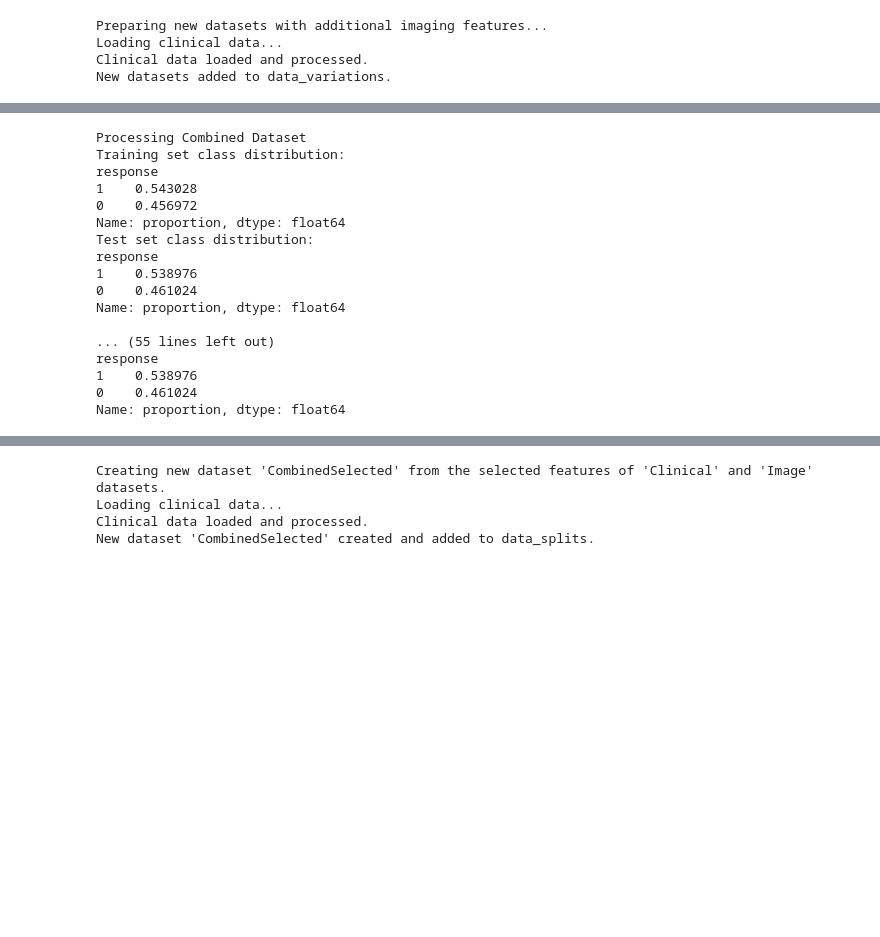
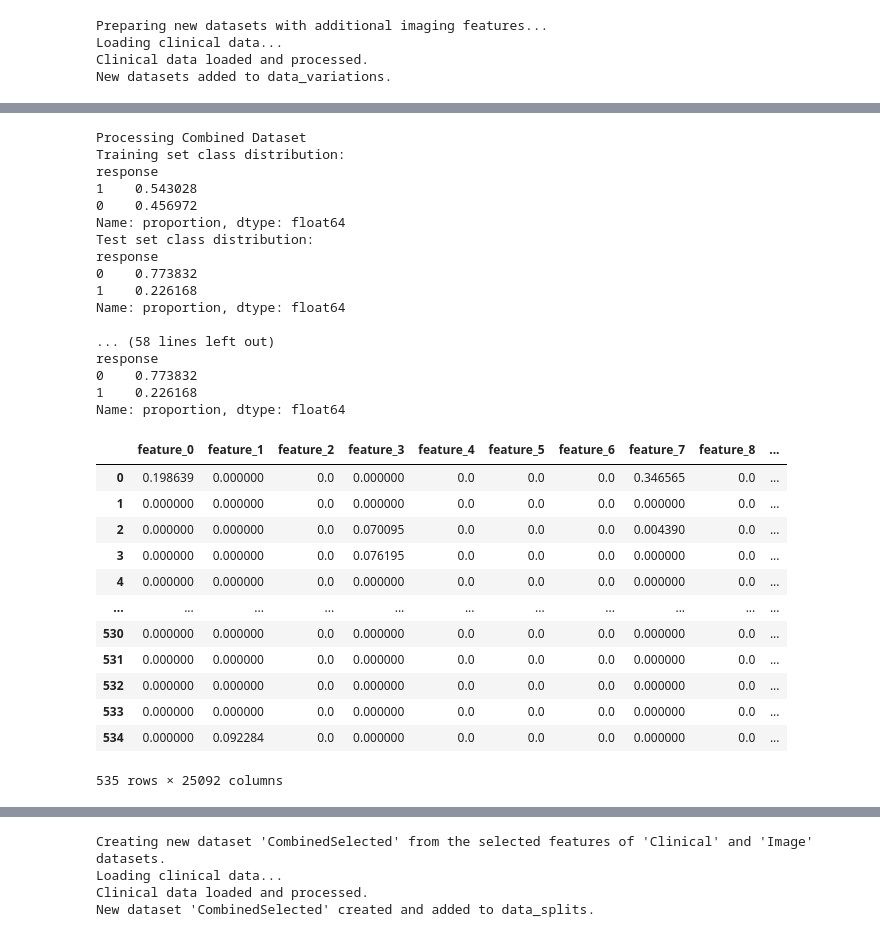
Before and after one commit to MeevEnayet/sparkMLproject, a Jupyter notebook: modelTraining_Oct20.ipynb, the cells around one changed output, grey strips where cells are left out. Saved outputs shown, nothing was run; the diff lists cells and outputs as text; code cells hidden in the pictures; blank space fills up the shorter version.

```diff
--- a/modelTraining_Oct20.ipynb
+++ b/modelTraining_Oct20.ipynb
@@ -406,23 +438,31 @@ data_splits = {}
 
 for dataset_name, (X_full, y_full, groups) in data_variations.items():
     print(f"\nProcessing {dataset_name} Dataset")
-
-    # Ensure groups is a pandas Series with reset index
-    groups = pd.Series(groups).reset_index(drop=True)
-    y_full_series = pd.Series(y_full).reset_index(drop=True)
-    X_full = X_full.reset_index(drop=True)
-
-    train_idx, test_idx = stratified_group_split(X_full, y_full_series, groups, test_size=0.2, random_state=42)
+    # Existing code for splitting
+    train_idx, test_idx = stratified_group_split(X_full, y_full, groups, test_size=0.2, random_state=42)
 
     X_train_full = X_full.loc[train_idx].reset_index(drop=True)
-    y_train_full = y_full_series.loc[train_idx].reset_index(drop=True)
+    y_train_full = y_full.loc[train_idx].reset_index(drop=True)
     X_test_full = X_full.loc[test_idx].reset_index(drop=True)
-    y_test = y_full_series.loc[test_idx].reset_index(drop=True)
-
-    # Retrieve patient IDs for train and test sets
+    y_test = y_full.loc[test_idx].reset_index(drop=True)
     patient_ids_train = groups.loc[train_idx].reset_index(drop=True)
     patient_ids_test = groups.loc[test_idx].reset_index(drop=True)
 
+    # If 'augmentation_id' is in the dataset, filter the test set
+    if 'augmentation_id' in X_test_full.columns:
+        # Filter the test set to only include augmentation_id == 0
+        test_mask = X_test_full['augmentation_id'] == 0
+        X_test_full = X_test_full.loc[test_mask].reset_index(drop=True)
+        y_test = y_test.loc[test_mask].reset_index(drop=True)
+        patient_ids_test = patient_ids_test.loc[test_mask].reset_index(drop=True)
+
+        # Remove 'augmentation_id' from features
+        X_train_full = X_train_full.drop(columns=['augmentation_id']).reset_index(drop=True)
+        X_test_full = X_test_full.drop(columns=['augmentation_id']).reset_index(drop=True)
+    else:
+        print(f"'augmentation_id' not found in {dataset_name} dataset. Skipping augmentation filtering.")
+
+    # Proceed with the rest of your code...
     data_splits[dataset_name] = {
         'X_train_full': X_train_full,
         'X_test_full': X_test_full,
@@ -432,6 +472,7 @@ for dataset_name, (X_full, y_full, groups) in data_variations.items():
         'patient_ids_test': patient_ids_test
     }
 
+
     # Verify class distribution
     print("Training set class distribution:")
     print(y_train_full.value_counts(normalize=True))
@@ -446,14 +487,14 @@ response
 Name: proportion, dtype: float64
 Test set class distribution:
 response
-1    0.538976
-0    0.461024
+0    0.773832
+1    0.226168
 Name: proportion, dtype: float64
 
-... (55 lines left out)
+... (58 lines left out)
 response
-1    0.538976
-0    0.461024
+0    0.773832
+1    0.226168
 Name: proportion, dtype: float64
 # %%
 #Function: MannWhitney & RFECV Feature Selection
@@ -632,6 +673,22 @@ def manual_rfecv(X, y, groups, estimator, cv, scoring='f1', min_features_to_sele
     best_features = feature_sets[best_idx]
 
     return best_features, history_df
+# %%
+data_splits['Combined']['X_test_full']
+# %% [output]
+|  | feature_0 | feature_1 | feature_2 | feature_3 | feature_4 | feature_5 | feature_6 | feature_7 | feature_8 | ... |
+| 0 | 0.198639 | 0.000000 | 0.0 | 0.000000 | 0.0 | 0.0 | 0.0 | 0.346565 | 0.0 | ... |
+| 1 | 0.000000 | 0.000000 | 0.0 | 0.000000 | 0.0 | 0.0 | 0.0 | 0.000000 | 0.0 | ... |
+| 2 | 0.000000 | 0.000000 | 0.0 | 0.070095 | 0.0 | 0.0 | 0.0 | 0.004390 | 0.0 | ... |
+| 3 | 0.000000 | 0.000000 | 0.0 | 0.076195 | 0.0 | 0.0 | 0.0 | 0.000000 | 0.0 | ... |
+| 4 | 0.000000 | 0.000000 | 0.0 | 0.000000 | 0.0 | 0.0 | 0.0 | 0.000000 | 0.0 | ... |
+| ... | ... | ... | ... | ... | ... | ... | ... | ... | ... | ... |
+| 530 | 0.000000 | 0.000000 | 0.0 | 0.000000 | 0.0 | 0.0 | 0.0 | 0.000000 | 0.0 | ... |
+| 531 | 0.000000 | 0.000000 | 0.0 | 0.000000 | 0.0 | 0.0 | 0.0 | 0.000000 | 0.0 | ... |
+| 532 | 0.000000 | 0.000000 | 0.0 | 0.000000 | 0.0 | 0.0 | 0.0 | 0.000000 | 0.0 | ... |
+| 533 | 0.000000 | 0.000000 | 0.0 | 0.000000 | 0.0 | 0.0 | 0.0 | 0.000000 | 0.0 | ... |
+| 534 | 0.000000 | 0.092284 | 0.0 | 0.000000 | 0.0 | 0.0 | 0.0 | 0.000000 | 0.0 | ... |
+535 rows × 25092 columns
 # %%
 # Feature Selection
 selected_features_dict = {}
```
Also changed, not shown: parts of 19 cells of this notebook.
